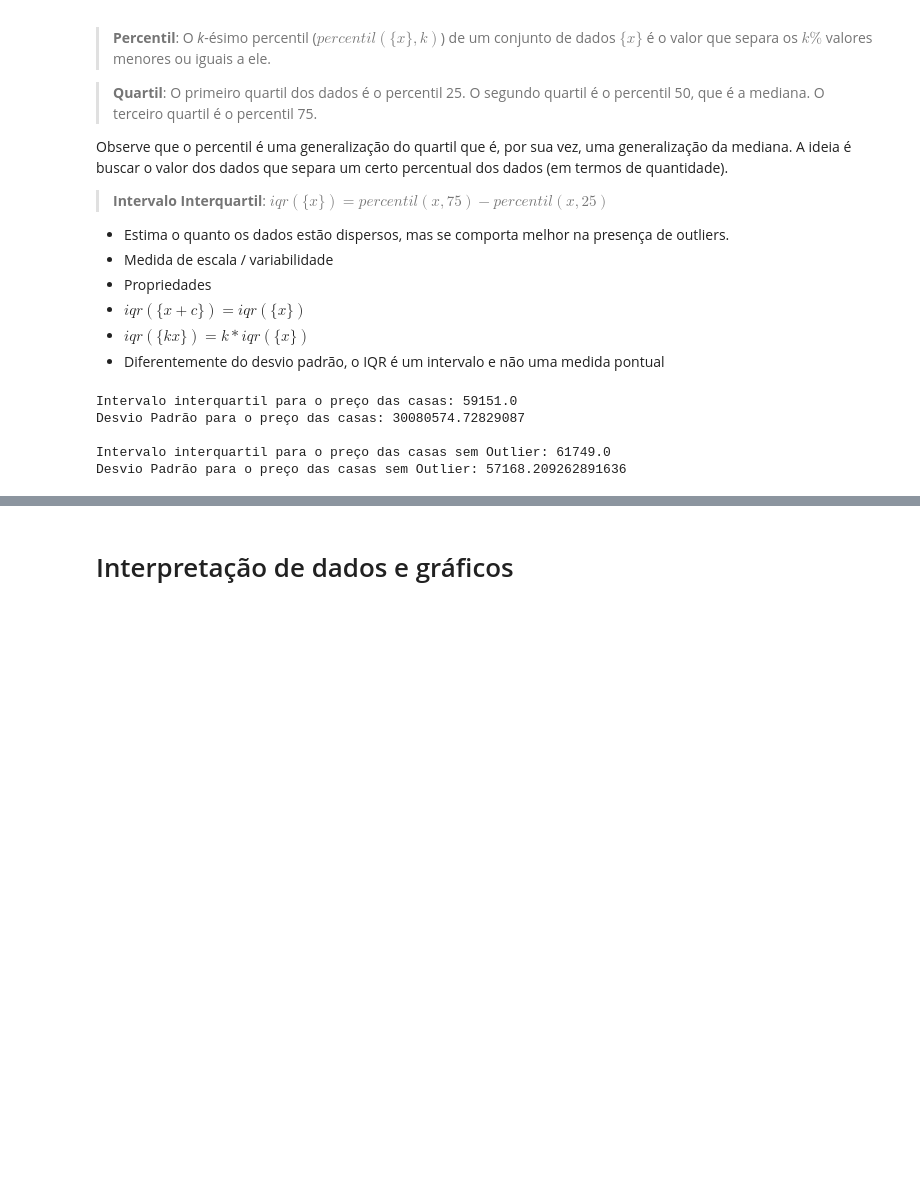
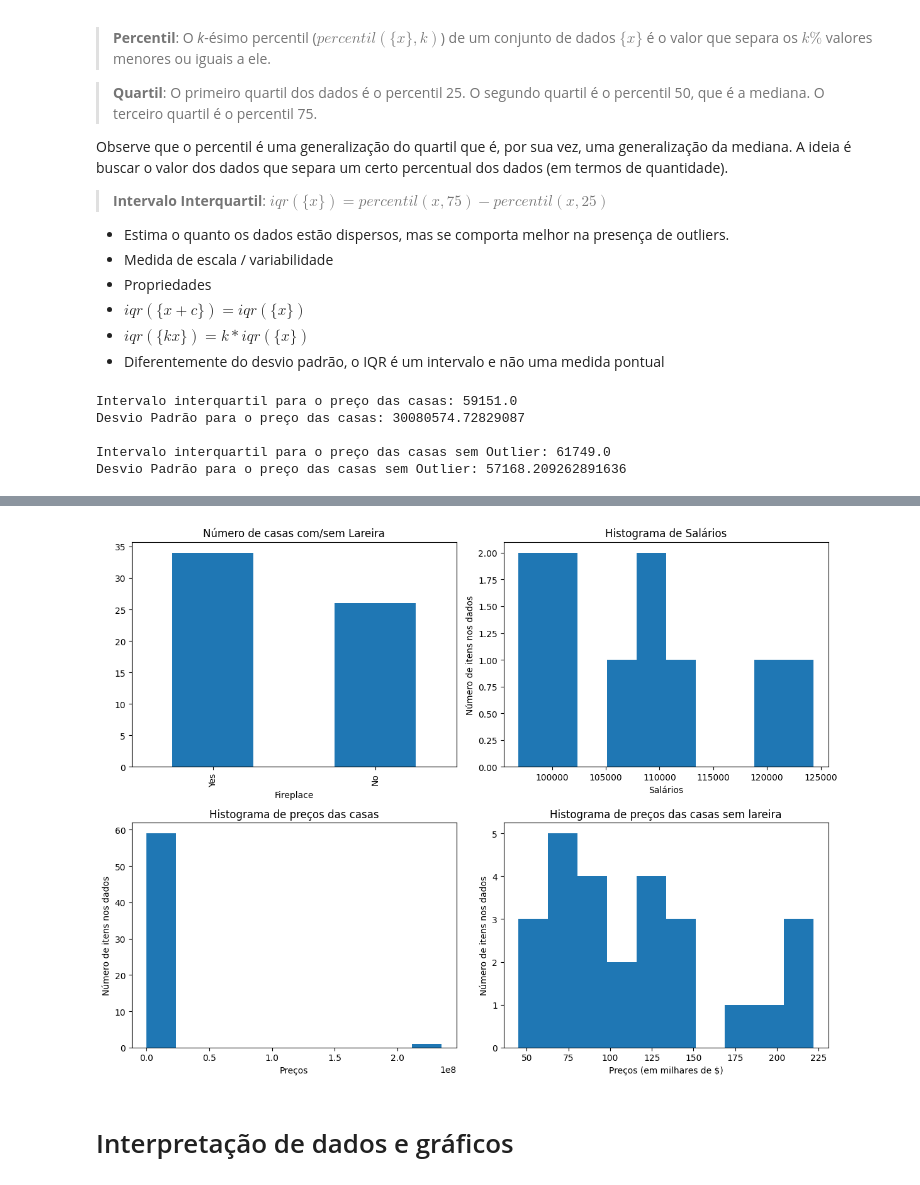
Before and after one commit to glaucogoncalves/p-e, a Jupyter notebook: lectures/06_eda_1D.ipynb, the cells around one changed output, grey strips where cells are left out. Cells and saved outputs as stored; diff of their text form; code cells hidden in the pictures; blank space fills up the shorter version.

```diff
--- a/lectures/06_eda_1D.ipynb
+++ b/lectures/06_eda_1D.ipynb
@@ -338,3 +311,32 @@ Desvio Padrão para o preço das casas sem Outlier: 57168.209262891636
+# %%
+import matplotlib.pyplot as plt
+
+plt.figure(figsize=(12, 9))
+
+#Gráfico de barras
+plt.subplot(2,2,1)
+casas["Fireplace"].value_counts().loc[["Yes", "No"]].plot.bar(title="Número de casas com/sem Lareira")
+#Histograma
+plt.subplot(2,2,2)
+salarios["salarios"].plot.hist(title="Histograma de Salários")
+plt.xlabel("Salários")
+plt.ylabel("Número de itens nos dados")
+#Histograma
+plt.subplot(2,2,3)
+casas["Price"].plot.hist(title="Histograma de preços das casas")
+plt.xlabel("Preços")
+plt.ylabel("Número de itens nos dados")
+#Histograma Condicional
+plt.subplot(2,2,4)
+casas_sem_lareira = casas[casas["Fireplace"] == "No"]
+casas_sem_lareira["Price"].div(1000).plot.hist(title="Histograma de preços das casas sem lareira")
+plt.xlabel("Preços (em milhares de $)")
+plt.ylabel("Número de itens nos dados")
+
+plt.tight_layout()
+plt.show()
+# %% [output]
+[figure, added]
 # %% [markdown]
 # Interpretação de dados e gráficos
 # %% [markdown]
```
Also changed, not shown: parts of 16 cells of this notebook.
